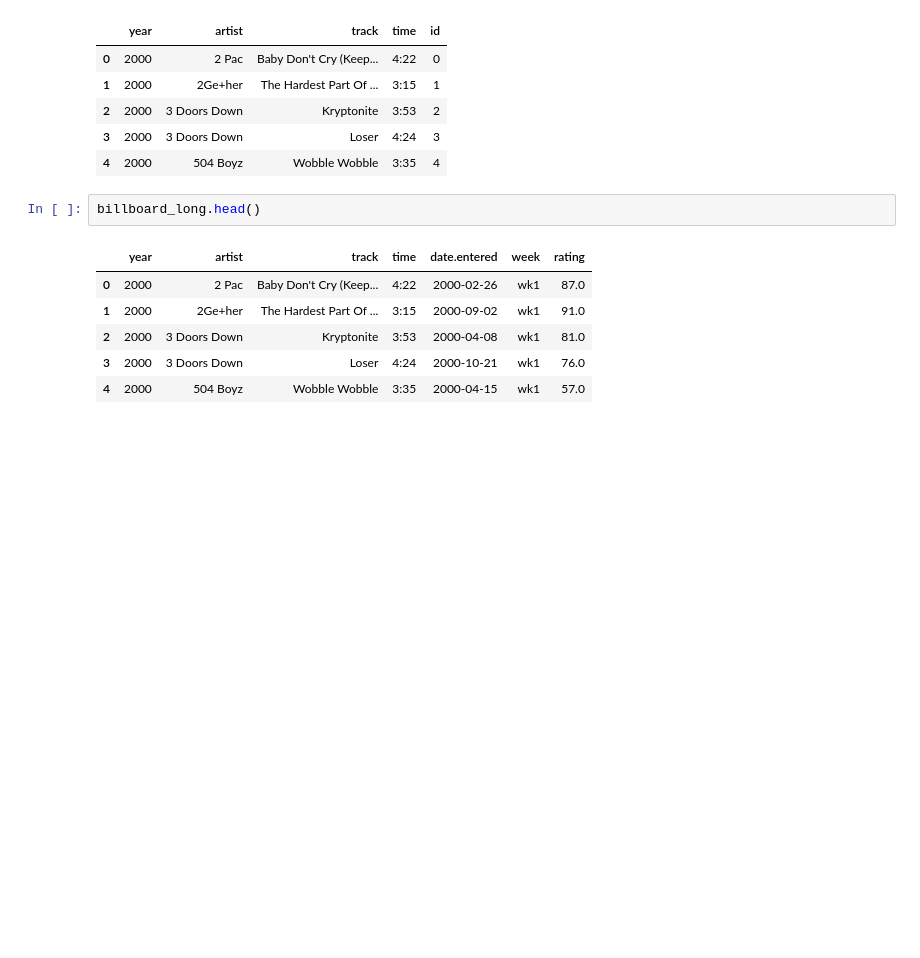
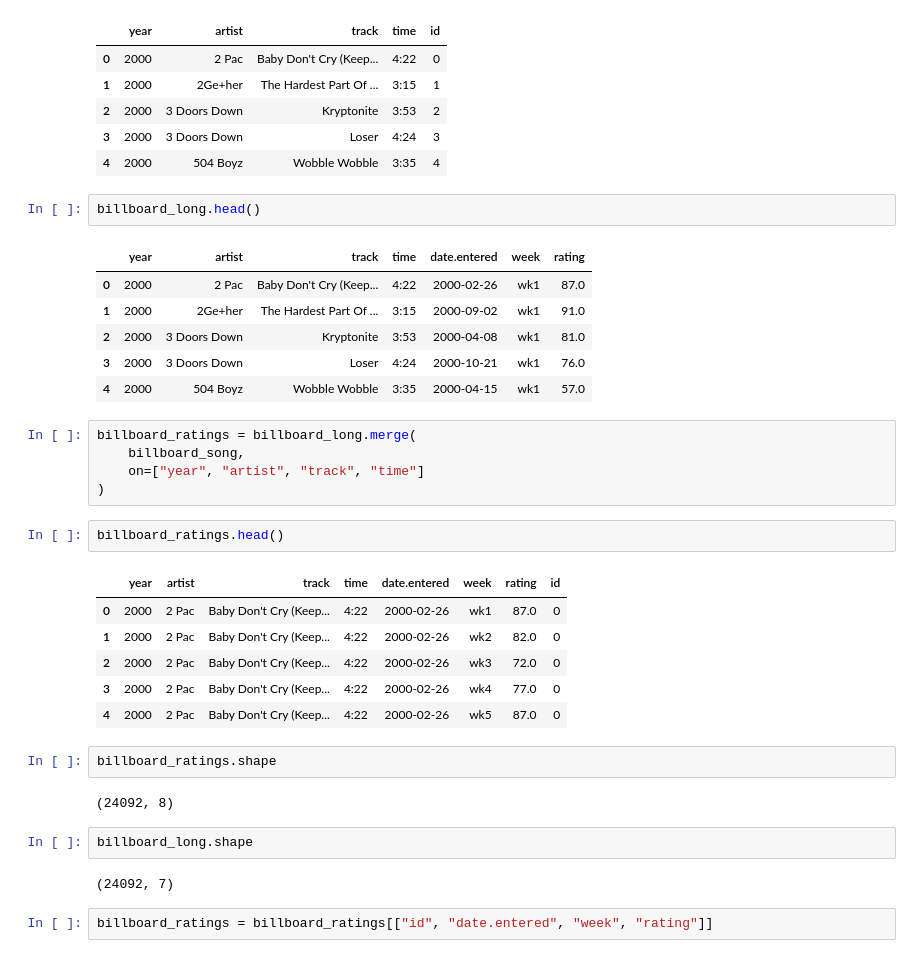
Before and after one commit to chendaniely/2022-06-29-python, a Jupyter notebook: 04-normalization.ipynb, the cells around one changed output. Drawn from its saved outputs; the diff is of its cells as text; blank space fills up the shorter version.

```diff
--- a/04-normalization.ipynb
+++ b/04-normalization.ipynb
@@ -120,3 +120,27 @@ billboard_long.head()
 | 2 | 2000 | 3 Doors Down | Kryptonite | 3:53 | 2000-04-08 | wk1 | 81.0 |
 | 3 | 2000 | 3 Doors Down | Loser | 4:24 | 2000-10-21 | wk1 | 76.0 |
 | 4 | 2000 | 504 Boyz | Wobble Wobble | 3:35 | 2000-04-15 | wk1 | 57.0 |
+# %%
+billboard_ratings = billboard_long.merge(
+    billboard_song,
+    on=["year", "artist", "track", "time"]
+)
+# %%
+billboard_ratings.head()
+# %% [output]
+|  | year | artist | track | time | date.entered | week | rating | id |
+| 0 | 2000 | 2 Pac | Baby Don't Cry (Keep... | 4:22 | 2000-02-26 | wk1 | 87.0 | 0 |
+| 1 | 2000 | 2 Pac | Baby Don't Cry (Keep... | 4:22 | 2000-02-26 | wk2 | 82.0 | 0 |
+| 2 | 2000 | 2 Pac | Baby Don't Cry (Keep... | 4:22 | 2000-02-26 | wk3 | 72.0 | 0 |
+| 3 | 2000 | 2 Pac | Baby Don't Cry (Keep... | 4:22 | 2000-02-26 | wk4 | 77.0 | 0 |
+| 4 | 2000 | 2 Pac | Baby Don't Cry (Keep... | 4:22 | 2000-02-26 | wk5 | 87.0 | 0 |
+# %%
+billboard_ratings.shape
+# %% [output]
+(24092, 8)
+# %%
+billboard_long.shape
+# %% [output]
+(24092, 7)
+# %%
+billboard_ratings = billboard_ratings[["id", "date.entered", "week", "rating"]]
```
Also changed, not shown: parts of 2 cells of this notebook, 4 other files.
